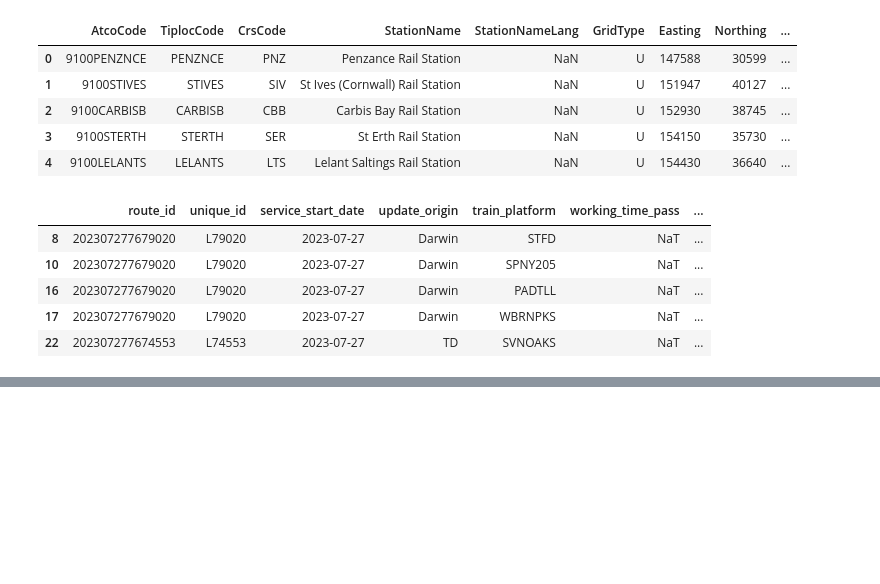
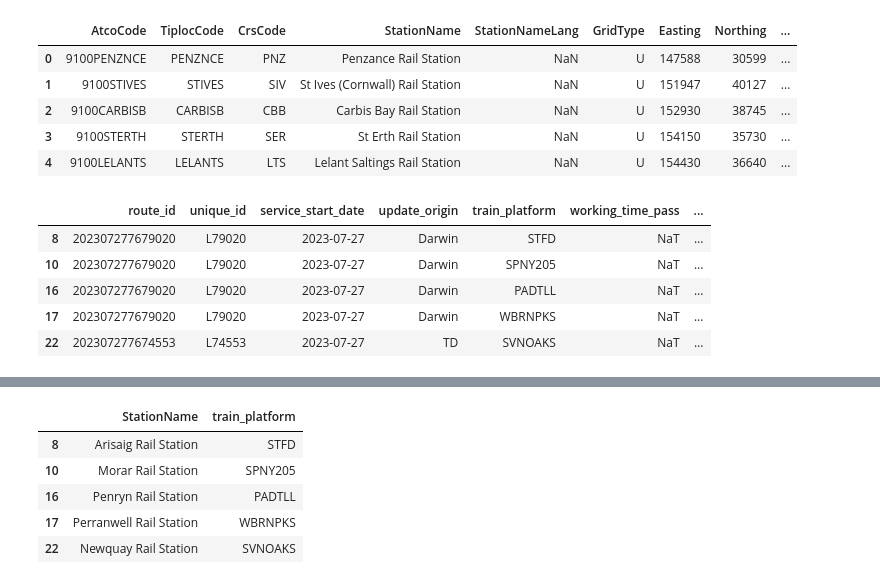
Before and after one commit to AndrewJarjis/FinalProject, a Jupyter notebook: FinalProject.ipynb, the cells around one changed output, grey strips where cells are left out. Drawn from its saved outputs; the diff is of its cells as text; code cells hidden in the pictures; blank space fills up the shorter version.

Commit message:
Tried to merge data frames

```diff
--- a/FinalProject.ipynb
+++ b/FinalProject.ipynb
@@ -373,0 +394,4 @@ df.head()
+# %%
+
+merged_df = df.join(df_csv, lsuffix='actual_arrival_time', rsuffix='CreationDateTime', how='left')
+print(merged_df.head())
@@ -373,0 +416,9 @@ df.head()
+# %%
+merged_df[['StationName','train_platform']].head()
+# %% [output]
+|  | StationName | train_platform |
+| 8 | Arisaig Rail Station | STFD |
+| 10 | Morar Rail Station | SPNY205 |
+| 16 | Penryn Rail Station | PADTLL |
+| 17 | Perranwell Rail Station | WBRNPKS |
+| 22 | Newquay Rail Station | SVNOAKS |
```
Also changed, not shown: parts of 4 cells of this notebook.
